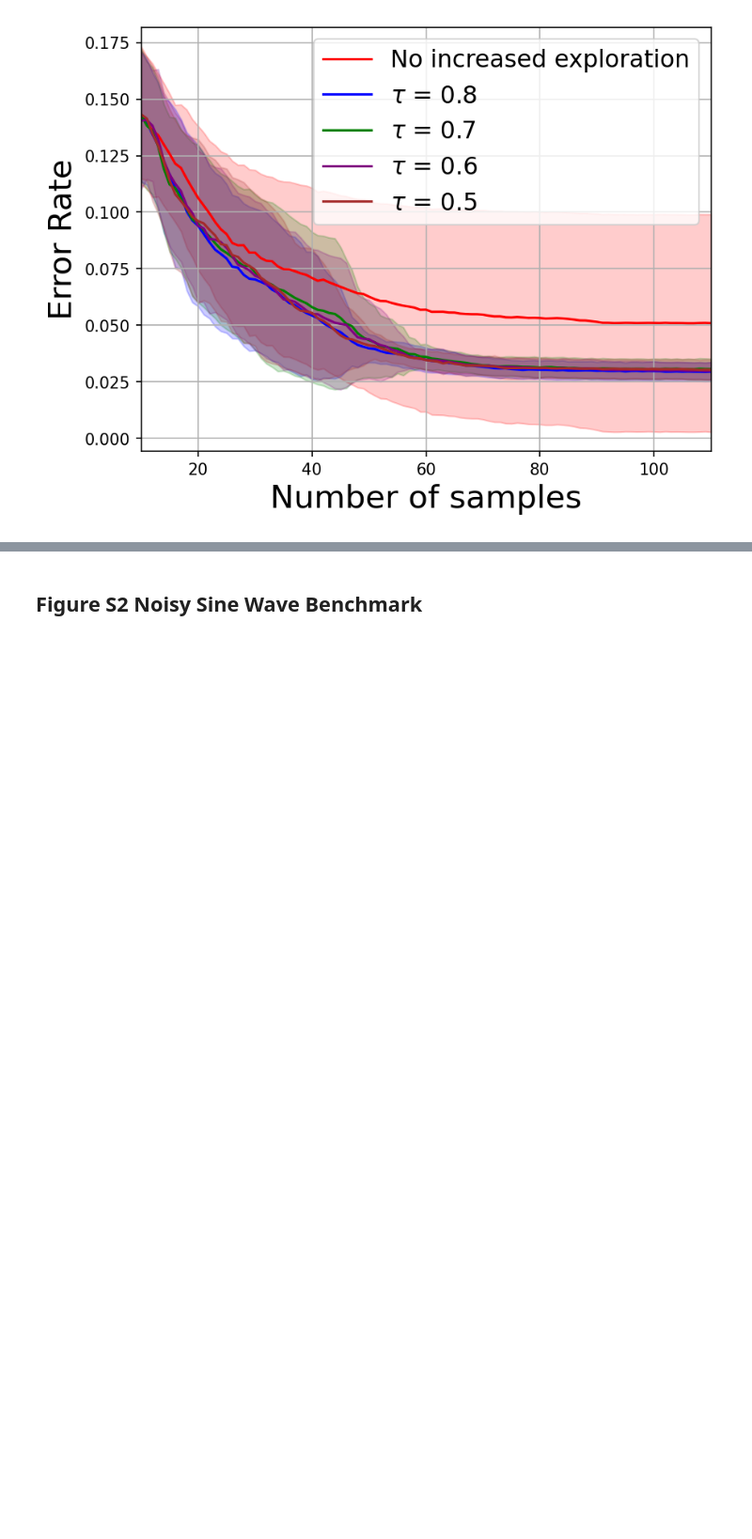
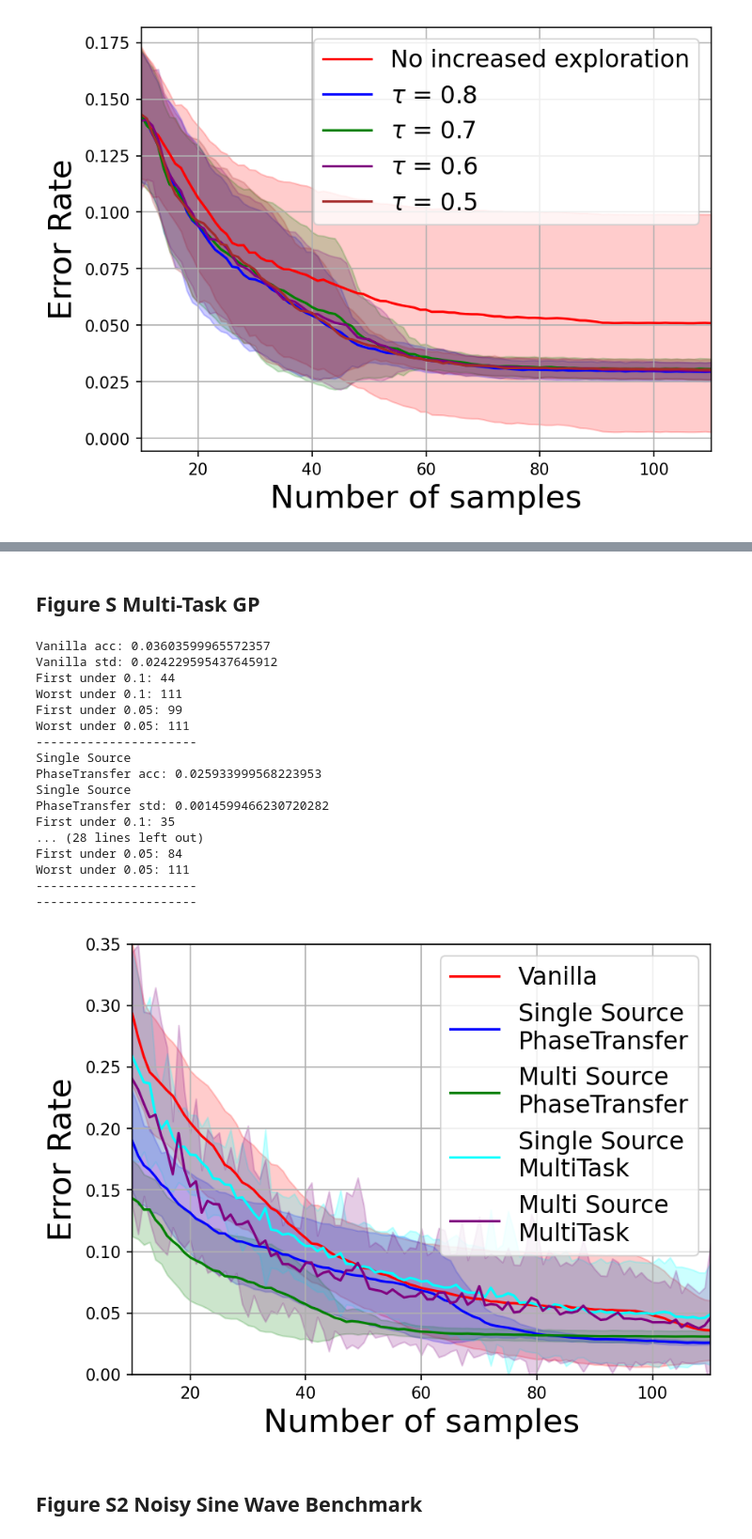
Before and after one commit to BigChemistry-RobotLab/phaseGP, a Jupyter notebook: benchmarks/paper_reproducibility/error_curve_visualizer.ipynb, the cells around one changed output, grey strips where cells are left out. Shown at 94% size. Drawn from its saved outputs; the diff is of its cells as text; code cells hidden in the pictures; blank space fills up the shorter version.

```diff
--- a/benchmarks/paper_reproducibility/error_curve_visualizer.ipynb
+++ b/benchmarks/paper_reproducibility/error_curve_visualizer.ipynb
@@ -320,3 +377,30 @@ First under 0.05: 44
+# %% [markdown]
+## Figure S Multi-Task GP
+# %%
+plt.ylim((0,0.35))
+error_curve_plotter("sine_multitask",n_samples=100, samples_per_it=1, extra_folders = False,
+                     label=["Vanilla","Single Source\nPhaseTransfer","Multi Source\nPhaseTransfer", "Single Source\nMultiTask", "Multi Source\nMultiTask"],
+                     color=["r","b" ,"green", "aqua", "purple"]
+                     )
+# %% [output]
+Vanilla acc: 0.03603599965572357
+Vanilla std: 0.024229595437645912
+First under 0.1: 44
+Worst under 0.1: 111
+First under 0.05: 99
+Worst under 0.05: 111
+----------------------
+Single Source
+PhaseTransfer acc: 0.025933999568223953
+Single Source
+PhaseTransfer std: 0.0014599466230720282
+First under 0.1: 35
+... (28 lines left out)
+First under 0.05: 84
+Worst under 0.05: 111
+----------------------
+----------------------
+[figure, added]
 # %% [markdown]
 ## Figure S2 Noisy Sine Wave Benchmark
 # %%
```
Also changed, not shown: parts of 13 cells of this notebook.
